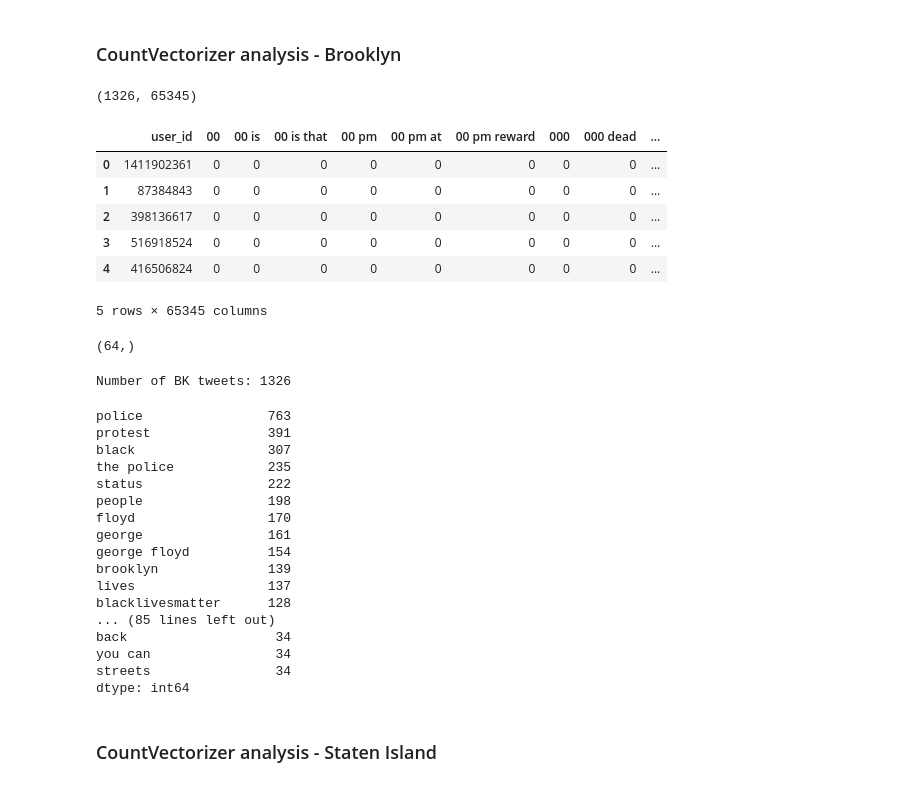
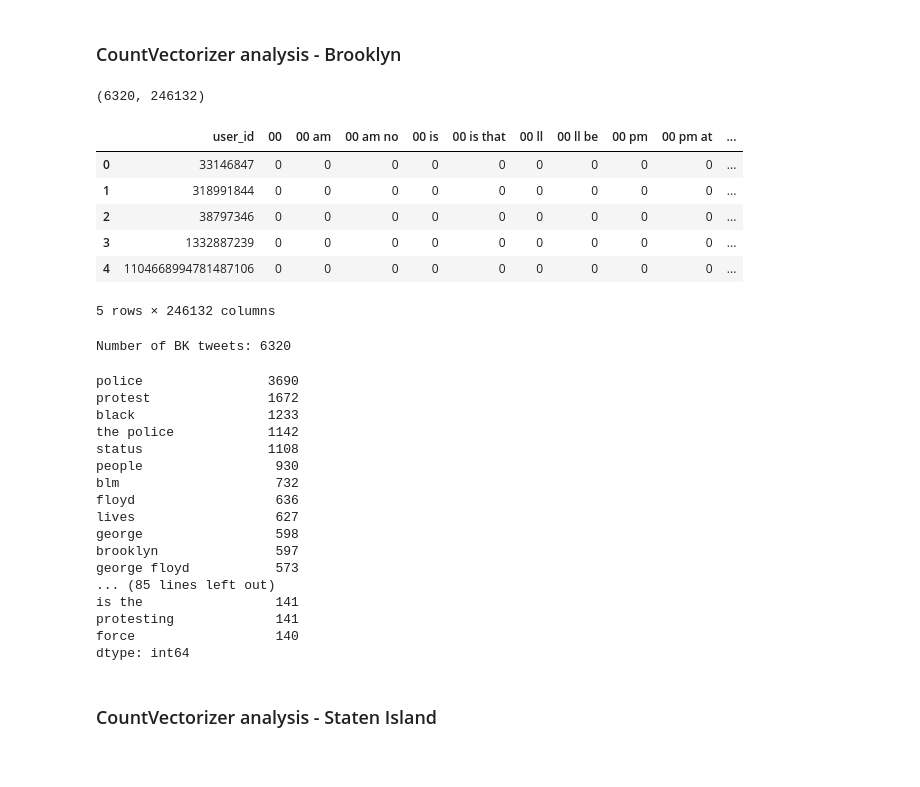
Before and after one commit to LeeTKho/Twitter, a Jupyter notebook: Keyword Analysis.ipynb, the cells around one changed output. Drawn from its saved outputs; the diff is of its cells as text; code cells hidden in the pictures.

Commit message:
updates
added pickled tweet files for all boroughs, basic graphs for all boroughs and unfinished clustered graphs for mn and bk. also made some changes to notebooks

```diff
--- a/Keyword Analysis.ipynb
+++ b/Keyword Analysis.ipynb
@@ -21,7 +21,7 @@ BK_stopwords = ['www','https','https twitter','https twitter com','twitter',
                 'the protest','if you','this is','on the','to the','you re']
 
 # filtering out tweets that got fewer than 10 likes to make processing easier
-BK_tweets = BK_tweets[BK_tweets.nlikes>=10]
+BK_tweets = BK_tweets[BK_tweets.nlikes>=1]
 
 # countvectorizing BK tweets
 vectorizer = CountVectorizer(ngram_range=(1,3))
@@ -30,60 +30,54 @@ X = vectorizer.fit_transform(BK_tweets['tweet'])
 
 user_ids = list(BK_tweets['user_id'])
 
-countvec_BK = pd.DataFrame(X.toarray(),columns=vectorizer.get_feature_names())
+BK_countvec = pd.DataFrame(X.toarray(),columns=vectorizer.get_feature_names())
 
 # build df with BK user_ids and countvectorized tweets
-countvec_BK.insert(0, "user_id", user_ids, False)
+BK_countvec.insert(0, "user_id", user_ids, False)
 
 # import list of general stopwords
 stopwords = stopwords.words()
 
 # create list of stopwords found in the BK tweets
-stopwords = list(set(countvec_BK.columns) & set(stopwords))+BK_stopwords
+stopwords = list(set(BK_countvec.columns) & set(stopwords))+BK_stopwords
 
 # remove stopwords from countvectorized BK tweets
-countvec_BK = countvec_BK.drop(stopwords,axis=1)
+BK_countvec = BK_countvec.drop(stopwords,axis=1)
 # %%
-print(countvec_BK.shape)
-countvec_BK.head()
+print(BK_countvec.shape)
+BK_countvec.head()
 # %% [output]
-(1326, 65345)
+(6320, 246132)
-|  | user_id | 00 | 00 is | 00 is that | 00 pm | 00 pm at | 00 pm reward | 000 | 000 dead | ... |
-| 0 | 1411902361 | 0 | 0 | 0 | 0 | 0 | 0 | 0 | 0 | ... |
-| 1 | 87384843 | 0 | 0 | 0 | 0 | 0 | 0 | 0 | 0 | ... |
-| 2 | 398136617 | 0 | 0 | 0 | 0 | 0 | 0 | 0 | 0 | ... |
-| 3 | 516918524 | 0 | 0 | 0 | 0 | 0 | 0 | 0 | 0 | ... |
-| 4 | 416506824 | 0 | 0 | 0 | 0 | 0 | 0 | 0 | 0 | ... |
+|  | user_id | 00 | 00 am | 00 am no | 00 is | 00 is that | 00 ll | 00 ll be | 00 pm | 00 pm at | ... |
+| 0 | 33146847 | 0 | 0 | 0 | 0 | 0 | 0 | 0 | 0 | 0 | ... |
+| 1 | 318991844 | 0 | 0 | 0 | 0 | 0 | 0 | 0 | 0 | 0 | ... |
+| 2 | 38797346 | 0 | 0 | 0 | 0 | 0 | 0 | 0 | 0 | 0 | ... |
+| 3 | 1332887239 | 0 | 0 | 0 | 0 | 0 | 0 | 0 | 0 | 0 | ... |
+| 4 | 1104668994781487106 | 0 | 0 | 0 | 0 | 0 | 0 | 0 | 0 | 0 | ... |
-5 rows × 65345 columns
+5 rows × 246132 columns
-# %%
-pd.options.display.max_colwidth = 300
-
-BK_tweets[BK_tweets['tweet'].str.contains("officer")].tweet.shape
-# %% [output]
-(64,)
 # %%
 pd.options.display.max_rows = 4000
 
-print('Number of BK tweets: '+str(countvec_BK.shape[0]))
-countvec_BK.iloc[:,1:].sum(axis=0).sort_values(ascending=False)[:100]
+print('Number of BK tweets: '+str(BK_countvec.shape[0]))
+BK_countvec.iloc[:,1:].sum(axis=0).sort_values(ascending=False)[:100]
 # %% [output]
-Number of BK tweets: 1326
+Number of BK tweets: 6320
-police                763
-protest               391
-black                 307
-the police            235
-status                222
-people                198
-floyd                 170
-george                161
-george floyd          154
-brooklyn              139
-lives                 137
-blacklivesmatter      128
+police                3690
+protest               1672
+black                 1233
+the police            1142
+status                1108
+people                 930
+blm                    732
+floyd                  636
+lives                  627
+george                 598
+brooklyn               597
+george floyd           573
 ... (85 lines left out)
-back                   34
-you can                34
-streets                34
+is the                 141
+protesting             141
+force                  140
 dtype: int64
 # %% [markdown]
 ### CountVectorizer analysis - Staten Island
```
Also changed, not shown: parts of 4 cells of this notebook, 25 other files.
